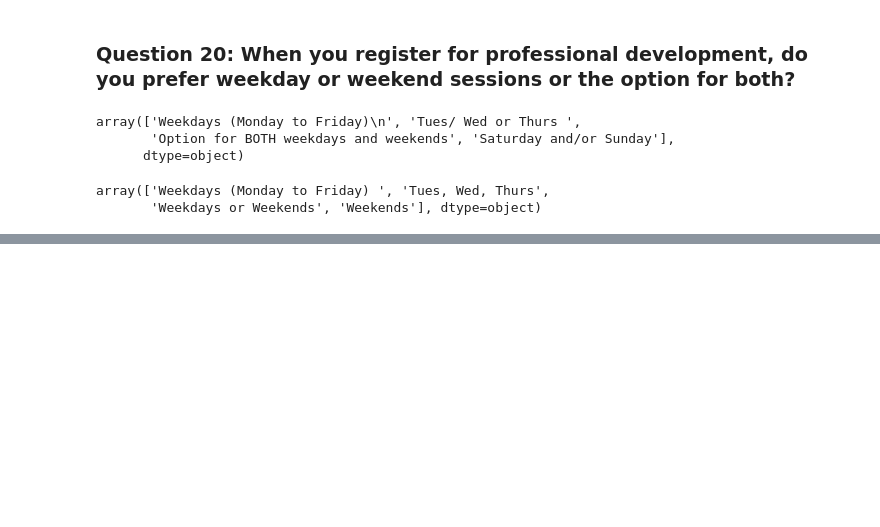
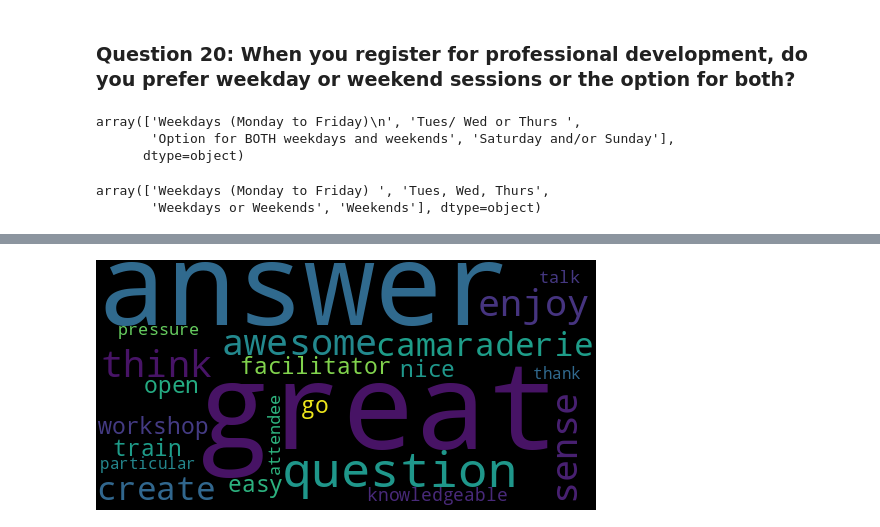
Before and after one commit to arlincherian/pmv, a Jupyter notebook: notebooks/post_survey_clean.ipynb, the cells around one changed output, grey strips where cells are left out. Saved outputs shown, nothing was run; the diff lists cells and outputs as text; code cells hidden in the pictures; blank space fills up the shorter version.

```diff
--- a/notebooks/post_survey_clean.ipynb
+++ b/notebooks/post_survey_clean.ipynb
@@ -819,0 +907,3 @@ q20_plot
+# %%
+nlp = spacy.load("en_core_web_sm")
+fc_df.dropna()
@@ -819,0 +925,4 @@ q20_plot
+# %%
+fc_df["fc_pp"] = [
+    preprocess_spacy(spacy_text) for spacy_text in nlp.pipe(fc_df["facilitator_Comments"])
+]
@@ -819,0 +935,3 @@ q20_plot
+# %%
+fc_df["fc_pp"].replace('', np.nan, inplace=True)
+fc_df.dropna(subset=['fc_pp'], inplace=True)
@@ -819,0 +959,9 @@ q20_plot
+# %%
+# EDA Initial word cloud
+from wordcloud import WordCloud
+words = " ".join(fc_df["fc_pp"].tolist())
+wordcloud = WordCloud(width=500, height=250, random_state=591)
+wc = wordcloud.generate(words).to_image()
+wc
+# %% [output]
+[figure, added]
```
Also changed, not shown: parts of 9 cells of this notebook, 6 other files.
